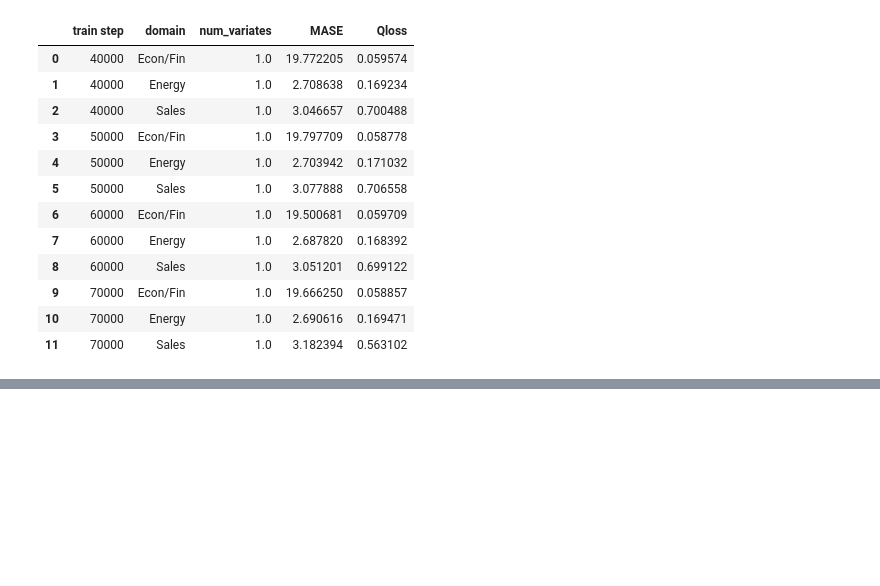
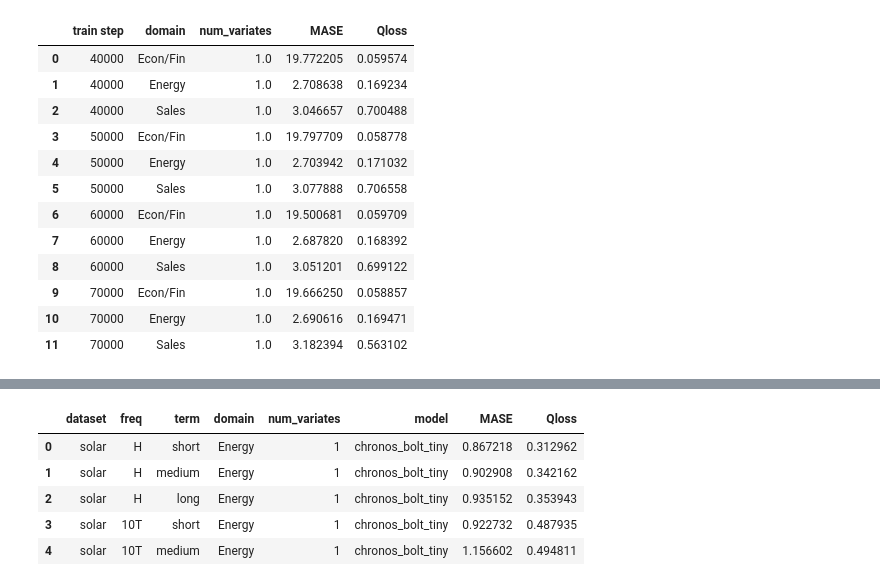
Before and after one commit to GiuliaGhisolfi/TimeSeriesForecastingFoundationModels, a Jupyter notebook: chronos_tiny_results.ipynb, the cells around one changed output, grey strips where cells are left out. Drawn from its saved outputs; the diff is of its cells as text; code cells hidden in the pictures; blank space fills up the shorter version.

```diff
--- a/chronos_tiny_results.ipynb
+++ b/chronos_tiny_results.ipynb
@@ -206,0 +177,32 @@ grouped_term
+# %%
+MODEL = "chronos_bolt_tiny"
+baseline_results = pd.read_csv(f"results/baseline_test/{MODEL}_results.csv")
+
+
+chronos_benchmark = pd.read_csv("results/baseline_test/chronos_benchmark_results.csv")
+chronos_benchmark = chronos_benchmark[chronos_benchmark["model"] == MODEL]
+
+baseline_results = pd.concat([baseline_results, chronos_benchmark])
+# %%
+baseline_results = baseline_results[["dataset", "domain", "num_variates", "model",
+    "eval_metrics/MASE[0.5]", "eval_metrics/mean_weighted_sum_quantile_loss"]]
+baseline_results = baseline_results.rename(columns={"eval_metrics/MASE[0.5]": "MASE"})
+baseline_results = baseline_results.rename(columns={"eval_metrics/mean_weighted_sum_quantile_loss": "Qloss"})
+
+baseline_results[['dataset_name', 'freq', 'term']] = baseline_results['dataset'].apply(parse_dataset_string)
+
+baseline_results['freq'] = baseline_results.apply(lambda row: freq_map.get(row['dataset_name'], row['freq']), axis=1)
+baseline_results.drop(columns='dataset', inplace=True)
+
+baseline_results = baseline_results.rename(columns={"dataset_name": "dataset"})
+baseline_results = baseline_results[["dataset", "freq", "term", "domain", "num_variates", "model",
+    "MASE", "Qloss"]]
+# %%
+baseline_results.head()
+# %% [output]
+|  | dataset | freq | term | domain | num_variates | model | MASE | Qloss |
+| 0 | solar | H | short | Energy | 1 | chronos_bolt_tiny | 0.867218 | 0.312962 |
+| 1 | solar | H | medium | Energy | 1 | chronos_bolt_tiny | 0.902908 | 0.342162 |
+| 2 | solar | H | long | Energy | 1 | chronos_bolt_tiny | 0.935152 | 0.353943 |
+| 3 | solar | 10T | short | Energy | 1 | chronos_bolt_tiny | 0.922732 | 0.487935 |
+| 4 | solar | 10T | medium | Energy | 1 | chronos_bolt_tiny | 1.156602 | 0.494811 |
```
Also changed, not shown: parts of 8 cells of this notebook, 6 other files.
